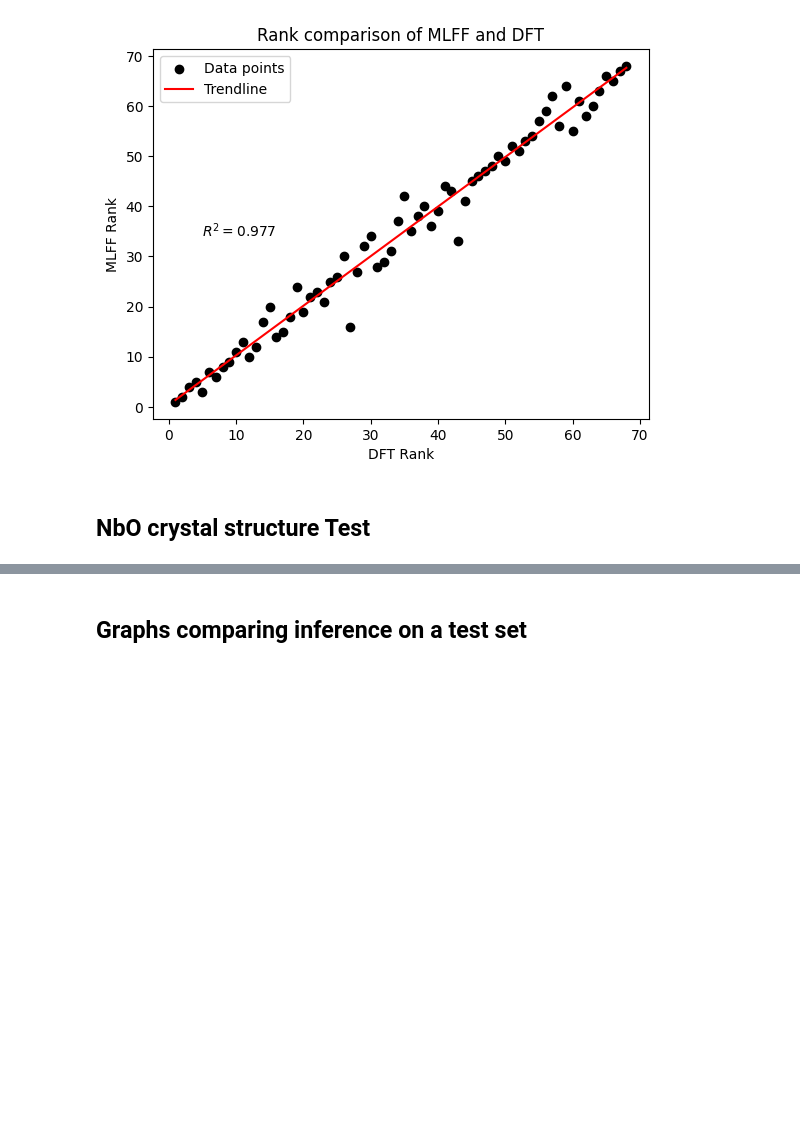
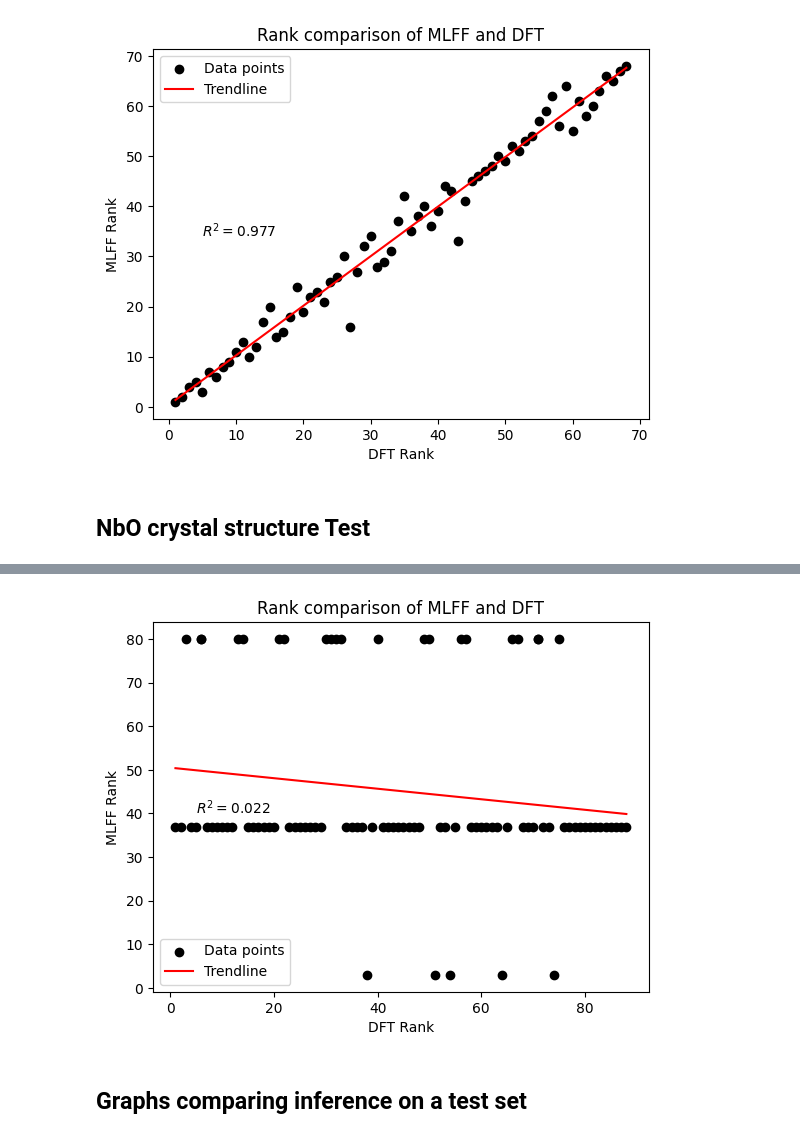
Before and after one commit to ignaciomigliaro/MLFF_training, a Jupyter notebook: Inference/oxides.ipynb, the cells around one changed output, grey strips where cells are left out. Saved outputs shown, nothing was run; the diff lists cells and outputs as text; code cells hidden in the pictures; blank space fills up the shorter version.

```diff
--- a/Inference/oxides.ipynb
+++ b/Inference/oxides.ipynb
@@ -183,3 +272,7 @@ ifs.plot_mlff_dft_rank(df_all)
+# %%
+ifs.plot_mlff_dft_rank(all_data_opt)
+# %% [output]
+[figure, added]
 # %% [markdown]
 ## Graphs comparing inference on a test set
 # %%
```
Also changed, not shown: parts of 18 cells of this notebook, 2 other files.
